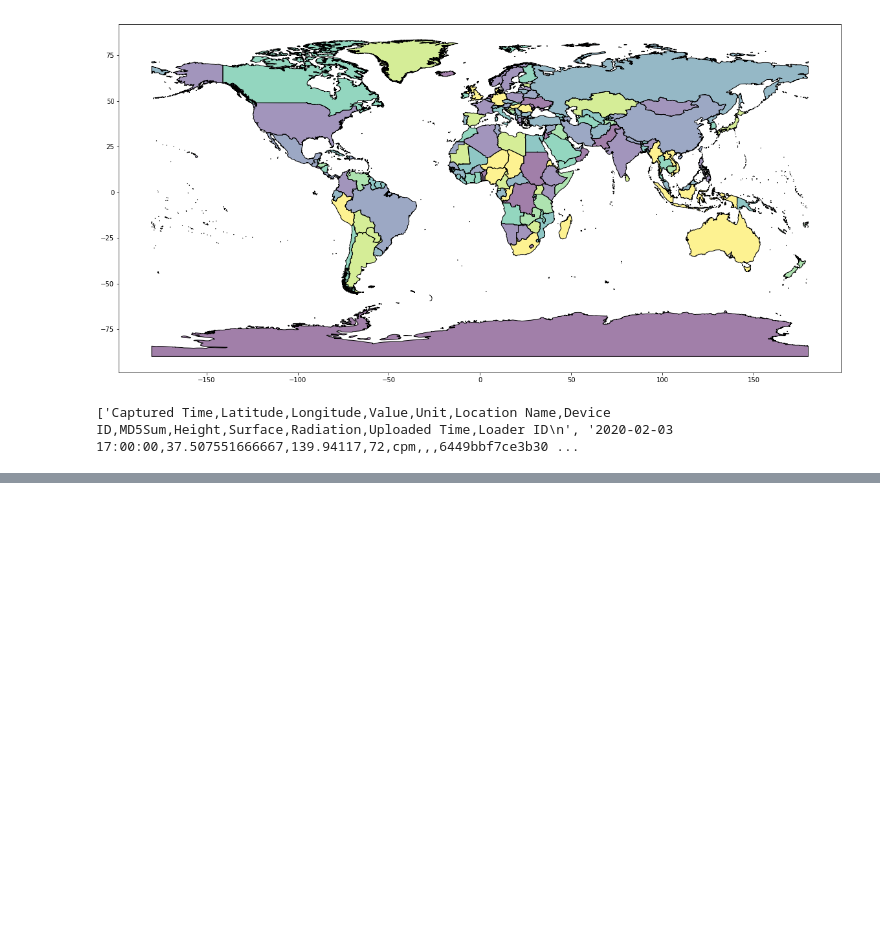
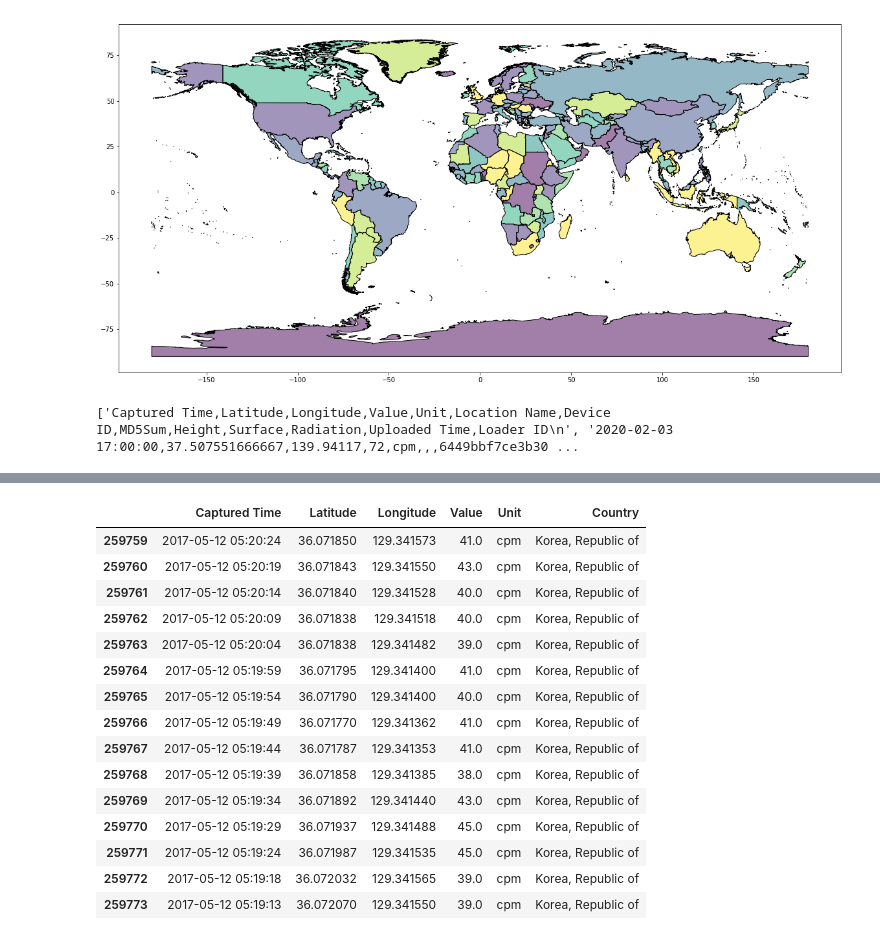
Before and after one commit to mattwalden014/code1161base, a Jupyter notebook: open_data_project/MJW_open_data_project.ipynb, the cells around one changed output, grey strips where cells are left out. Drawn from its saved outputs; the diff is of its cells as text; code cells hidden in the pictures; blank space fills up the shorter version.

```diff
--- a/open_data_project/MJW_open_data_project.ipynb
+++ b/open_data_project/MJW_open_data_project.ipynb
@@ -151,7 +143,8 @@ countries.head(2)
 # %%
 a = countries.iloc[0]
 print a
-a.geometry
+for polygon in a.geometry:
+    print polygon
 # %% [output]
 AREA                                                       44
 LAT                                                    17.078
@@ -163,5 +156,0 @@ Name: 0, dtype: object
-# %%
-def add_centroid(row):
-    return row.geometry.centroid
-
-countries["centroid"] = countries.apply(add_centroid, axis=1)
@@ -191,0 +181,9 @@ print head
+# %%
+working_dataset = []
+start_date = "2017-05-12 00:00:00"
+end_date = "2017-05-12 23:59:59"
+iter_csv = pd.read_csv(nuke_file_name, usecols=['Captured Time','Latitude', 'Longitude', 'Value', 'Unit'], iterator=True, chunksize=1000)
+working_dataset = pd.concat([chunk[(chunk['Captured Time'] > start_date) & (chunk['Captured Time'] < end_date) & (chunk['Unit'] == "cpm")] for chunk in iter_csv])
+working_dataset.head(6)
+# df1 = df[(df.a != -1) & (df.b != -1)]
+len(working_dataset)
@@ -191,0 +227,32 @@ print head
+# %%
+def add_country(row):
+
+    location = shapely.geometry.point.Point(row.Longitude, row.Latitude)
+    for _, country_row in countries.iterrows():
+        if type(country_row.geometry) == shapely.geometry.polygon.Polygon:
+            if location.within(country_row.geometry):
+                return country_row["NAME"]
+        else:
+            for polygon in country_row.geometry:
+                if location.within(polygon):
+                    return country_row["NAME"]
+# %%
+working_dataset["Country"] = working_dataset.apply(add_country, axis=1)
+working_dataset.head(15)
+# %% [output]
+|  | Captured Time | Latitude | Longitude | Value | Unit | Country |
+| 259759 | 2017-05-12 05:20:24 | 36.071850 | 129.341573 | 41.0 | cpm | Korea, Republic of |
+| 259760 | 2017-05-12 05:20:19 | 36.071843 | 129.341550 | 43.0 | cpm | Korea, Republic of |
+| 259761 | 2017-05-12 05:20:14 | 36.071840 | 129.341528 | 40.0 | cpm | Korea, Republic of |
+| 259762 | 2017-05-12 05:20:09 | 36.071838 | 129.341518 | 40.0 | cpm | Korea, Republic of |
+| 259763 | 2017-05-12 05:20:04 | 36.071838 | 129.341482 | 39.0 | cpm | Korea, Republic of |
+| 259764 | 2017-05-12 05:19:59 | 36.071795 | 129.341400 | 41.0 | cpm | Korea, Republic of |
+| 259765 | 2017-05-12 05:19:54 | 36.071790 | 129.341400 | 40.0 | cpm | Korea, Republic of |
+| 259766 | 2017-05-12 05:19:49 | 36.071770 | 129.341362 | 41.0 | cpm | Korea, Republic of |
+| 259767 | 2017-05-12 05:19:44 | 36.071787 | 129.341353 | 41.0 | cpm | Korea, Republic of |
+| 259768 | 2017-05-12 05:19:39 | 36.071858 | 129.341385 | 38.0 | cpm | Korea, Republic of |
+| 259769 | 2017-05-12 05:19:34 | 36.071892 | 129.341440 | 43.0 | cpm | Korea, Republic of |
+| 259770 | 2017-05-12 05:19:29 | 36.071937 | 129.341488 | 45.0 | cpm | Korea, Republic of |
+| 259771 | 2017-05-12 05:19:24 | 36.071987 | 129.341535 | 45.0 | cpm | Korea, Republic of |
+| 259772 | 2017-05-12 05:19:18 | 36.072032 | 129.341565 | 39.0 | cpm | Korea, Republic of |
+| 259773 | 2017-05-12 05:19:13 | 36.072070 | 129.341550 | 39.0 | cpm | Korea, Republic of |
```
Also changed, not shown: parts of 11 cells of this notebook.
